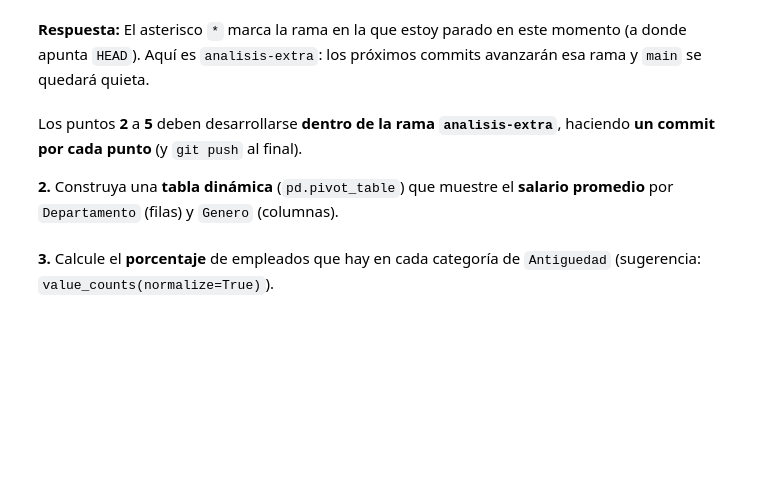
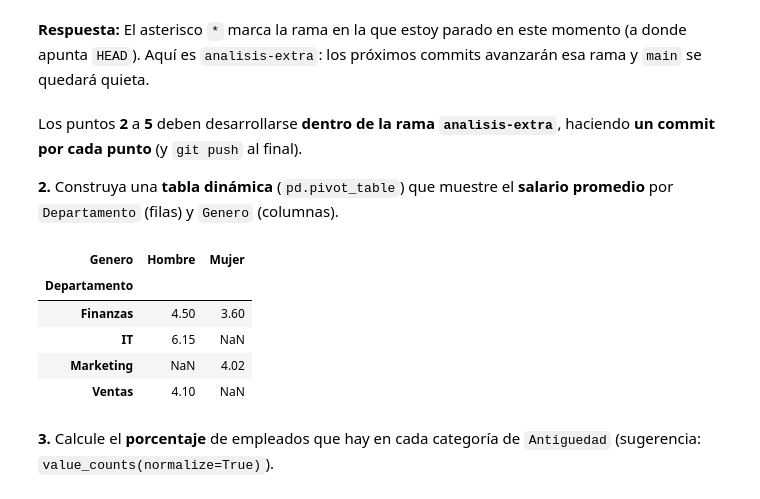
Before and after one commit to arleyfernandotorresgalindo/aprendiendo_git_hub, a Jupyter notebook: Taller_Preparcial_Seccion3_Pandas.ipynb, the cells around one changed output. Drawn from its saved outputs; the diff is of its cells as text; code cells hidden in the pictures; blank space fills up the shorter version.

Commit message:
Subseccion 4 - Punto 2: tabla dinamica salario por departamento y genero

```diff
--- a/Taller_Preparcial_Seccion3_Pandas.ipynb
+++ b/Taller_Preparcial_Seccion3_Pandas.ipynb
@@ -464,6 +464,14 @@ Los puntos **2** a **5** deben desarrollarse **dentro de la rama `analisis-extra
 **2.** Construya una **tabla dinámica** (`pd.pivot_table`) que muestre el **salario promedio** por `Departamento` (filas) y `Genero` (columnas).
 # %%
 # Escriba aquí su código
+pd.pivot_table(df, values="Salario", index="Departamento", columns="Genero", aggfunc="mean")
+# %% [output]
+| Genero | Hombre | Mujer |
+| Departamento |  |  |
+| Finanzas | 4.50 | 3.60 |
+| IT | 6.15 | NaN |
+| Marketing | NaN | 4.02 |
+| Ventas | 4.10 | NaN |
 # %% [markdown]
 **3.** Calcule el **porcentaje** de empleados que hay en cada categoría de `Antiguedad` (sugerencia: `value_counts(normalize=True)`).
 # %%
```
